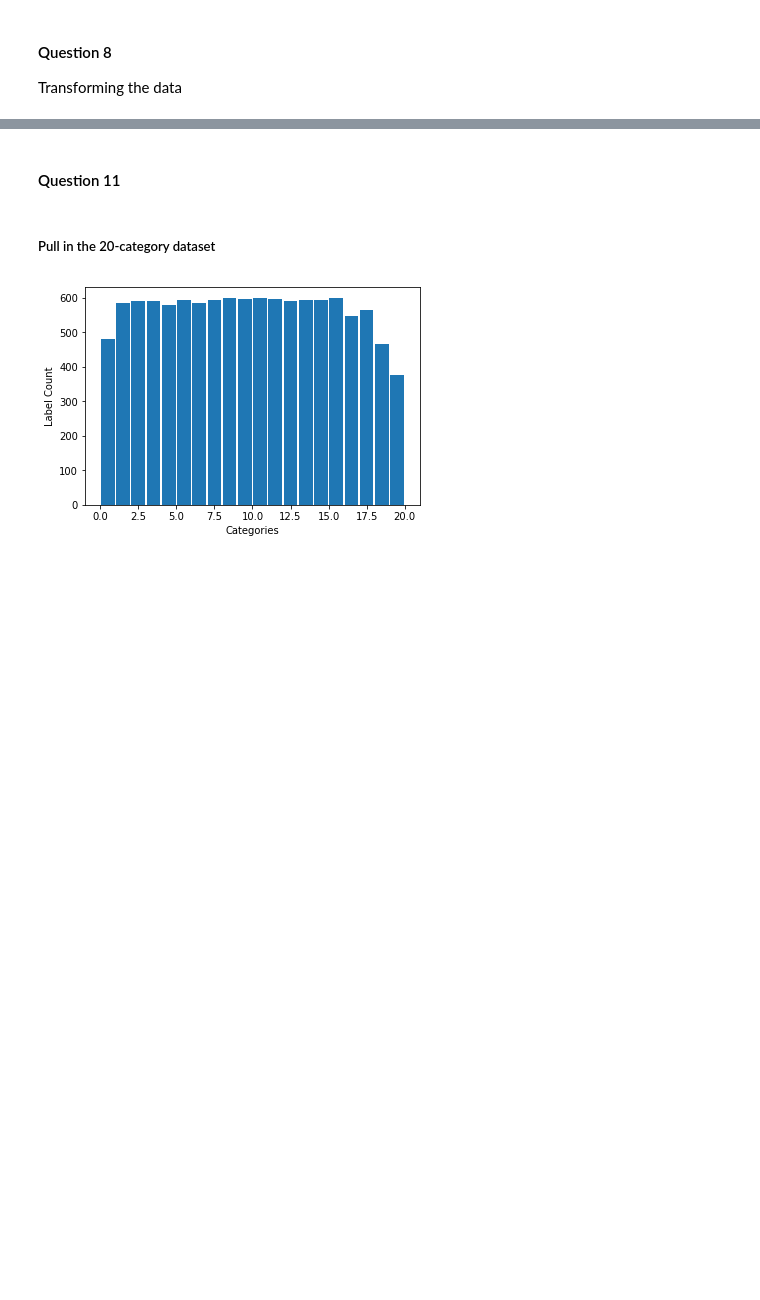
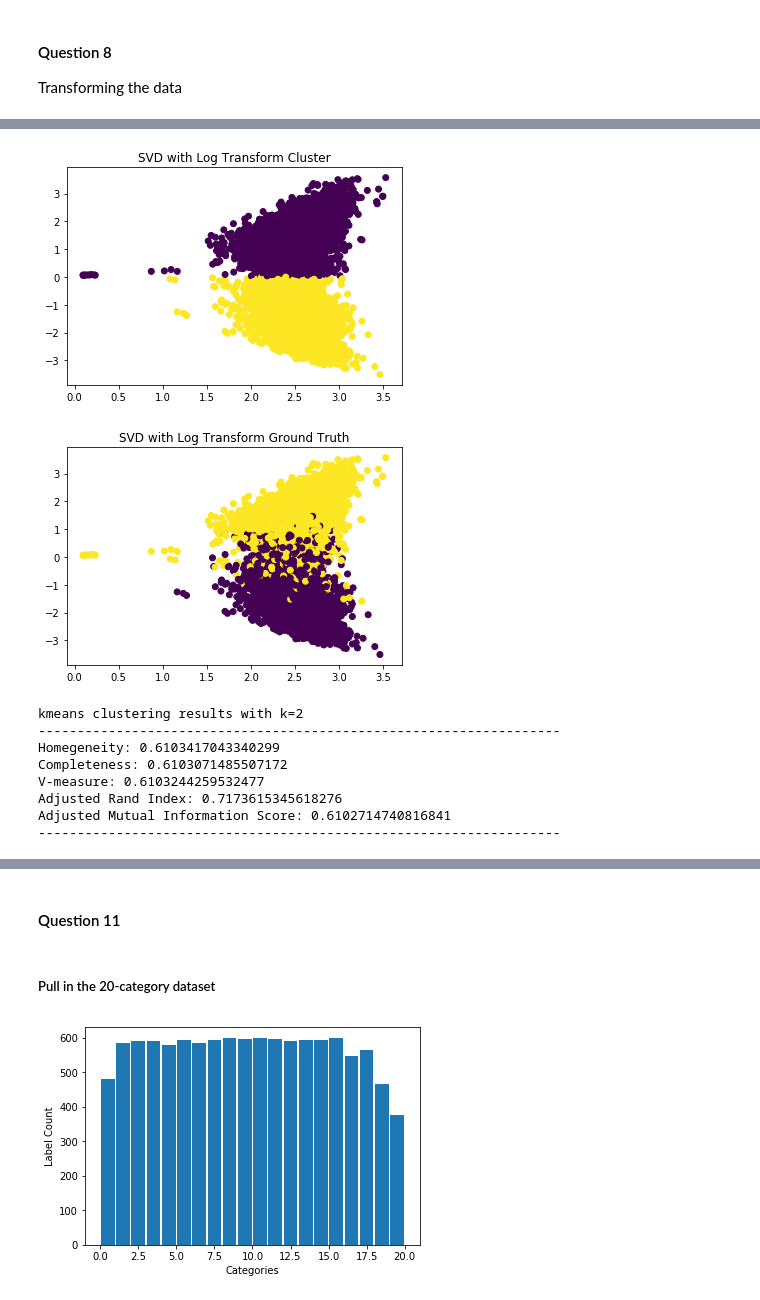
Before and after one commit to 219Winter2019adjz/Project2, a Jupyter notebook: Proj2.ipynb, the cells around one changed output, grey strips where cells are left out. Cells and saved outputs as stored; diff of their text form; code cells hidden in the pictures; blank space fills up the shorter version.

```diff
--- a/Proj2.ipynb
+++ b/Proj2.ipynb
@@ -459,0 +482,53 @@ Text(0.5,1,'NMF with Unit Variance Scaling')
+# %%
+# Logarithm transformation
+
+# Create def here
+
+def logarithm_trans (features): # Each column of the reduced dimension data has unit variance
+
+    c_const = 0.01
+
+    return np.sign(features) * (np.log(np.abs(features) + c_const) - np.log(c_const))
+# %%
+# SVD with Logarithm Transform
+
+svd = TruncatedSVD(n_components=SVD_best_r)
+X_data_svd_r = svd.fit_transform(X_data_tfidf)
+
+svd_log_transform = logarithm_trans(X_data_svd_r)
+svd_kmeans = KMeans(n_clusters=2, random_state=0, max_iter=1000, n_init=40).fit(svd_log_transform[:, 0:SVD_best_r])
+
+svd_log_label = svd_kmeans.labels_
+
+color_svd = np.zeros(len(svd_to_label))
+
+for i in range(len(svd_log_label)):
+    if svd_log_label[i] == 0:
+        color_svd[i] = 1
+
+color_truth = np.zeros(len(twenty_binary_labels))
+
+for i in range(len(twenty_binary_labels)):
+    if twenty_binary_labels[i] == 0:
+        color_truth[i] = 1
+
+plt.scatter(svd_log_transform[:,0] ,svd_log_transform[:,1], c = color_svd)
+plt.title('SVD with Log Transform Cluster')
+plt.show()
+
+plt.scatter(svd_log_transform[:,0] ,svd_log_transform[:,1], c = color_truth)
+plt.title('SVD with Log Transform Ground Truth')
+plt.show()
+
+scores(twenty_binary_labels, svd_log_label)
+# %% [output]
+[figure, added]
+[figure, added]
+kmeans clustering results with k=2
+-------------------------------------------------------------------
+Homegeneity: 0.6103417043340299
+Completeness: 0.6103071485507172
+V-measure: 0.6103244259532477
+Adjusted Rand Index: 0.7173615345618276
+Adjusted Mutual Information Score: 0.6102714740816841
+-------------------------------------------------------------------
```
Also changed, not shown: parts of 14 cells of this notebook, 1 other file.
